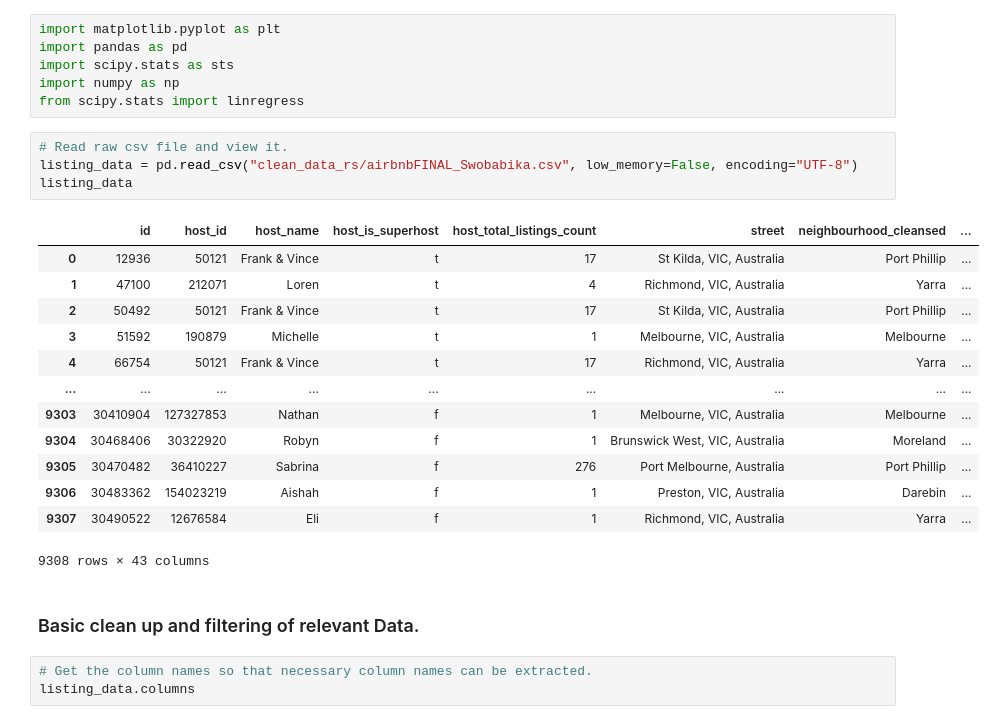
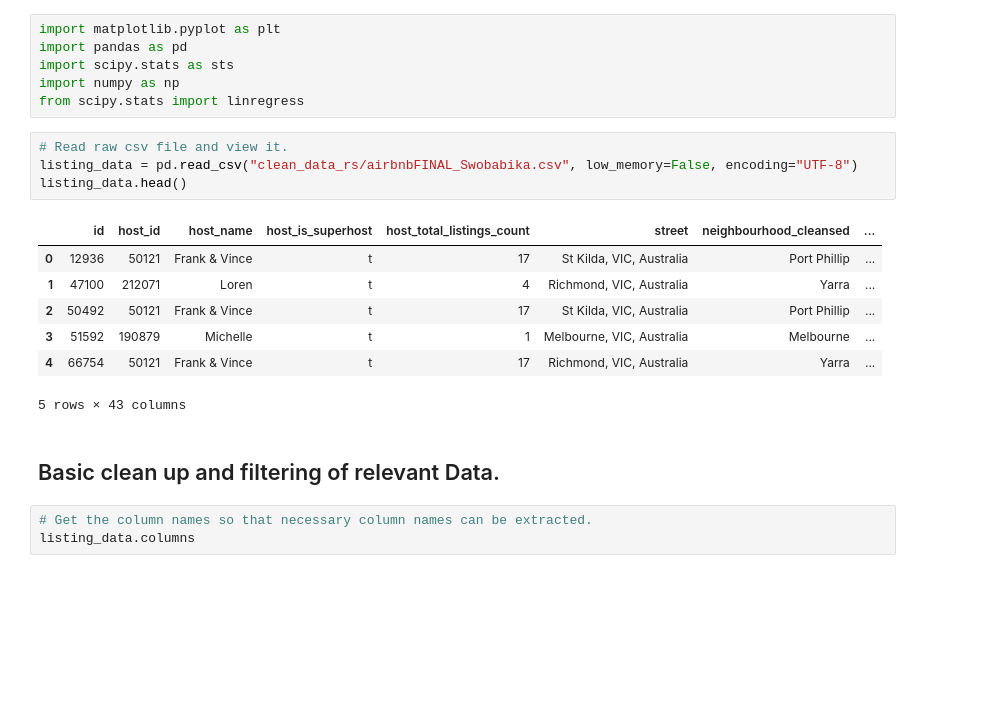
Before and after one commit to jMacProd/Project1, a Jupyter notebook: price_analysis.ipynb, the cells around one changed output. Saved outputs shown, nothing was run; the diff lists cells and outputs as text; blank space fills up the shorter version.

```diff
--- a/price_analysis.ipynb
+++ b/price_analysis.ipynb
@@ -7,23 +7,17 @@ from scipy.stats import linregress
 # %%
 # Read raw csv file and view it.
 listing_data = pd.read_csv("clean_data_rs/airbnbFINAL_Swobabika.csv", low_memory=False, encoding="UTF-8")
-listing_data
+listing_data.head()
 # %% [output]
 |  | id | host_id | host_name | host_is_superhost | host_total_listings_count | street | neighbourhood_cleansed | ... |
 | 0 | 12936 | 50121 | Frank & Vince | t | 17 | St Kilda, VIC, Australia | Port Phillip | ... |
 | 1 | 47100 | 212071 | Loren | t | 4 | Richmond, VIC, Australia | Yarra | ... |
 | 2 | 50492 | 50121 | Frank & Vince | t | 17 | St Kilda, VIC, Australia | Port Phillip | ... |
 | 3 | 51592 | 190879 | Michelle | t | 1 | Melbourne, VIC, Australia | Melbourne | ... |
 | 4 | 66754 | 50121 | Frank & Vince | t | 17 | Richmond, VIC, Australia | Yarra | ... |
-| ... | ... | ... | ... | ... | ... | ... | ... | ... |
-| 9303 | 30410904 | 127327853 | Nathan | f | 1 | Melbourne, VIC, Australia | Melbourne | ... |
-| 9304 | 30468406 | 30322920 | Robyn | f | 1 | Brunswick West, VIC, Australia | Moreland | ... |
-| 9305 | 30470482 | 36410227 | Sabrina | f | 276 | Port Melbourne, Australia | Port Phillip | ... |
-| 9306 | 30483362 | 154023219 | Aishah | f | 1 | Preston, VIC, Australia | Darebin | ... |
-| 9307 | 30490522 | 12676584 | Eli | f | 1 | Richmond, VIC, Australia | Yarra | ... |
-9308 rows × 43 columns
+5 rows × 43 columns
 # %% [markdown]
-### Basic clean up and filtering of relevant Data.
+## Basic clean up and filtering of relevant Data.
 # %%
 # Get the column names so that necessary column names can be extracted.
 listing_data.columns
```
Also changed, not shown: parts of 78 cells of this notebook, 3 other files.
